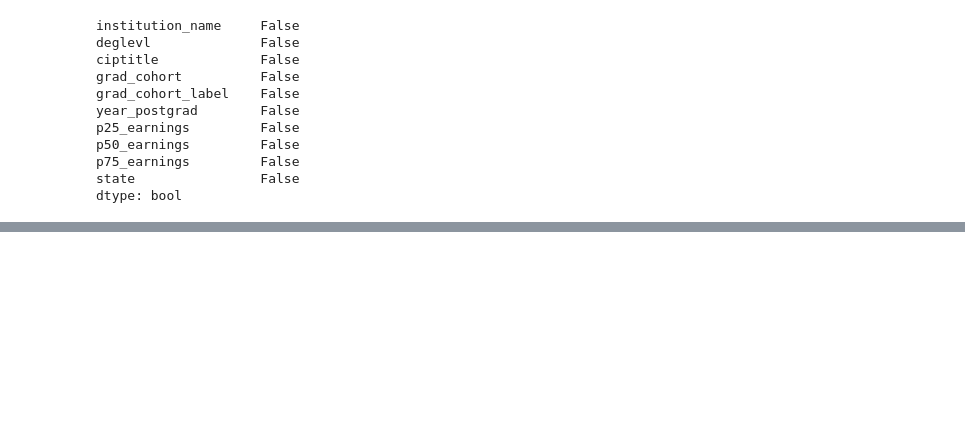
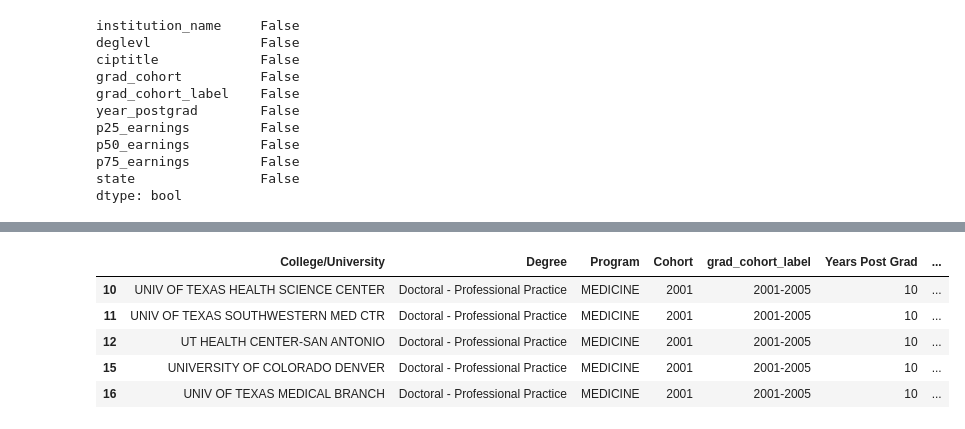
Before and after one commit to otrejo08/data_bootcamp_project1, a Jupyter notebook: data/Omar.ipynb, the cells around one changed output, grey strips where cells are left out. Saved outputs shown, nothing was run; the diff lists cells and outputs as text; code cells hidden in the pictures; blank space fills up the shorter version.

```diff
--- a/data/Omar.ipynb
+++ b/data/Omar.ipynb
@@ -86,0 +88,10 @@ reduced_graduate_df.rename(index=str, columns={"institution_name": "College/Univ
+# %%
+doctoral_df = clean_df.loc[(clean_df["Degree"].str.contains("Doctoral"))]
+doctoral_df.head()
+# %% [output]
+|  | College/University | Degree | Program | Cohort | grad_cohort_label | Years Post Grad | ... |
+| 10 | UNIV OF TEXAS HEALTH SCIENCE CENTER | Doctoral - Professional Practice | MEDICINE | 2001 | 2001-2005 | 10 | ... |
+| 11 | UNIV OF TEXAS SOUTHWESTERN MED CTR | Doctoral - Professional Practice | MEDICINE | 2001 | 2001-2005 | 10 | ... |
+| 12 | UT HEALTH CENTER-SAN ANTONIO | Doctoral - Professional Practice | MEDICINE | 2001 | 2001-2005 | 10 | ... |
+| 15 | UNIVERSITY OF COLORADO DENVER | Doctoral - Professional Practice | MEDICINE | 2001 | 2001-2005 | 10 | ... |
+| 16 | UNIV OF TEXAS MEDICAL BRANCH | Doctoral - Professional Practice | MEDICINE | 2001 | 2001-2005 | 10 | ... |
```
Also changed, not shown: parts of 4 cells of this notebook, 1 other file.
